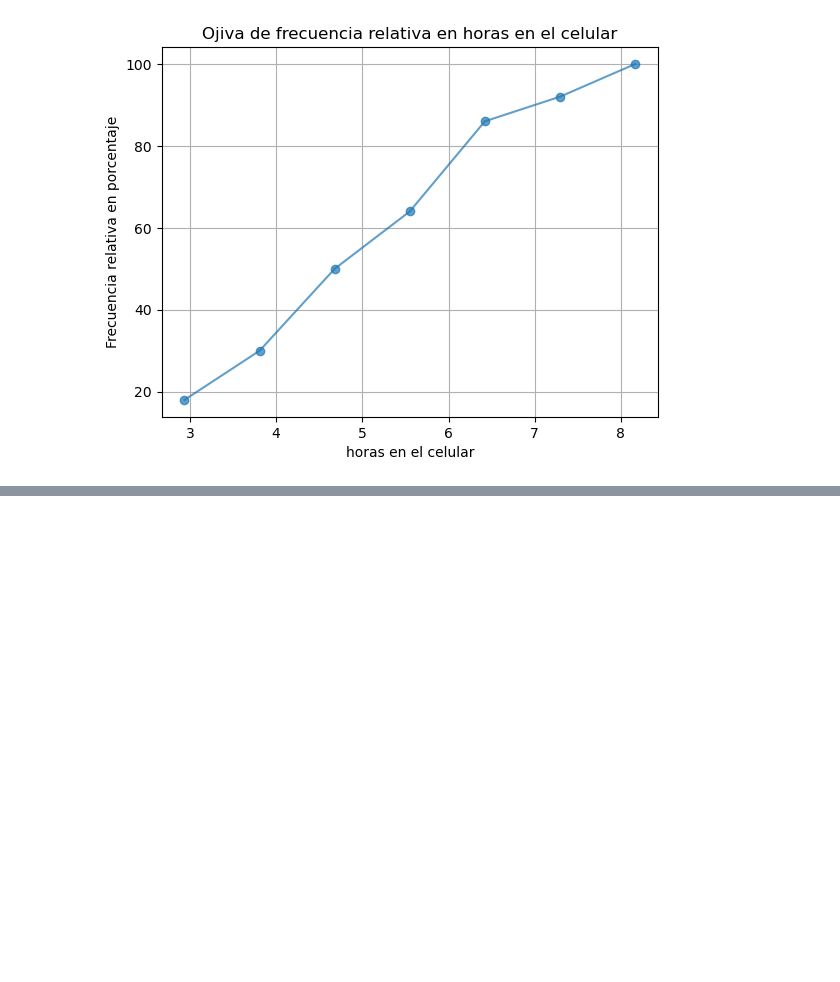
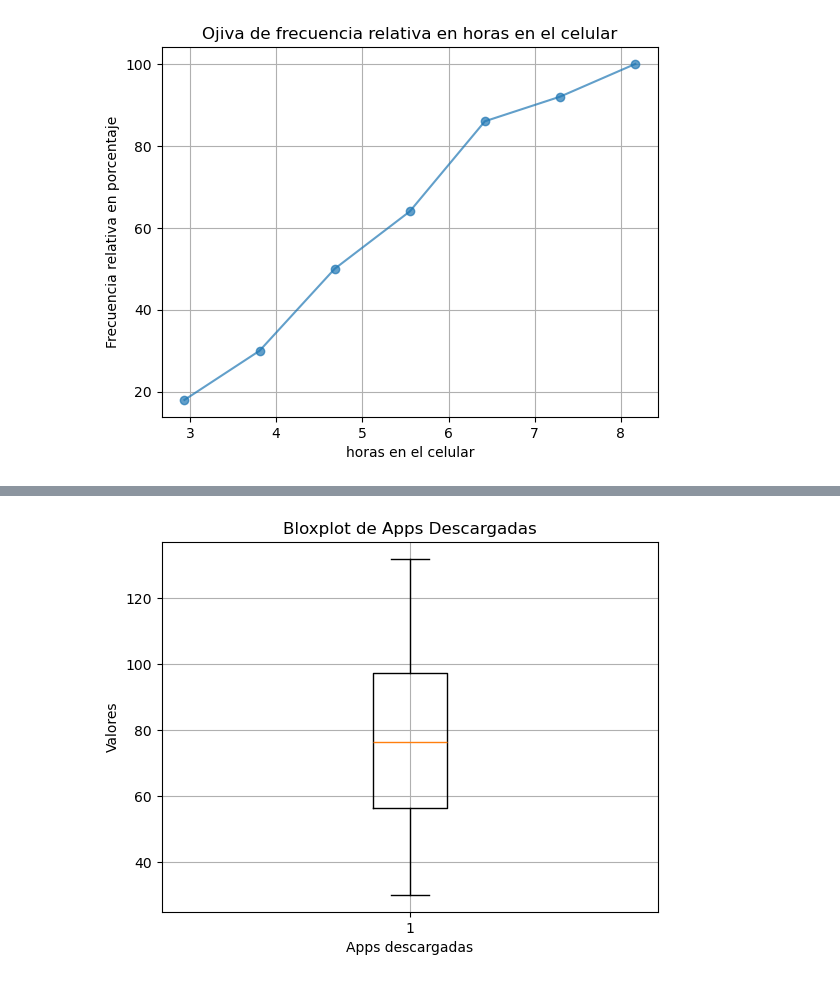
Before and after one commit to fcisnerosr/estadistica_descriptiva, a Jupyter notebook: procesamiento.ipynb, the cells around one changed output, grey strips where cells are left out. Drawn from its saved outputs; the diff is of its cells as text; code cells hidden in the pictures; blank space fills up the shorter version.

```diff
--- a/procesamiento.ipynb
+++ b/procesamiento.ipynb
@@ -262,0 +259,9 @@ plt.show()
+# %%
+plt.boxplot(df['Apps Descargadas'])
+plt.title('Bloxplot de Apps Descargadas')
+plt.xlabel('Apps descargadas')
+plt.ylabel('Valores')
+plt.grid(True)
+plt.show()
+# %% [output]
+[figure, added]
```
Also changed, not shown: parts of 3 cells of this notebook.
